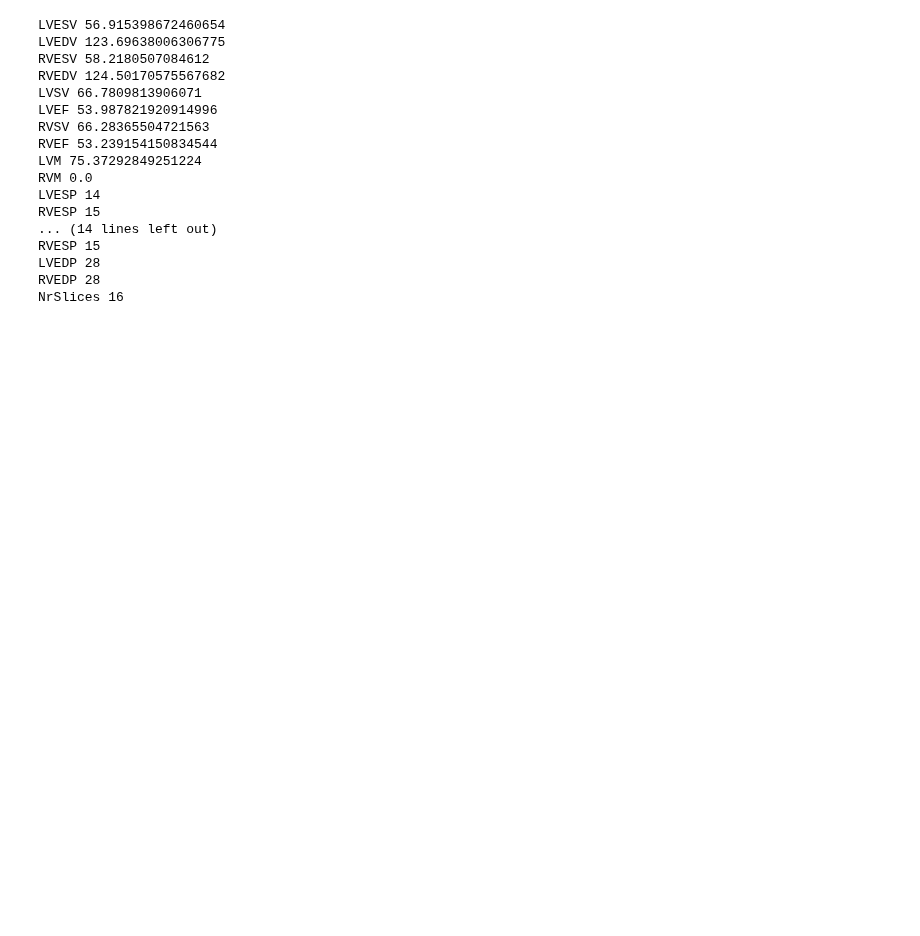
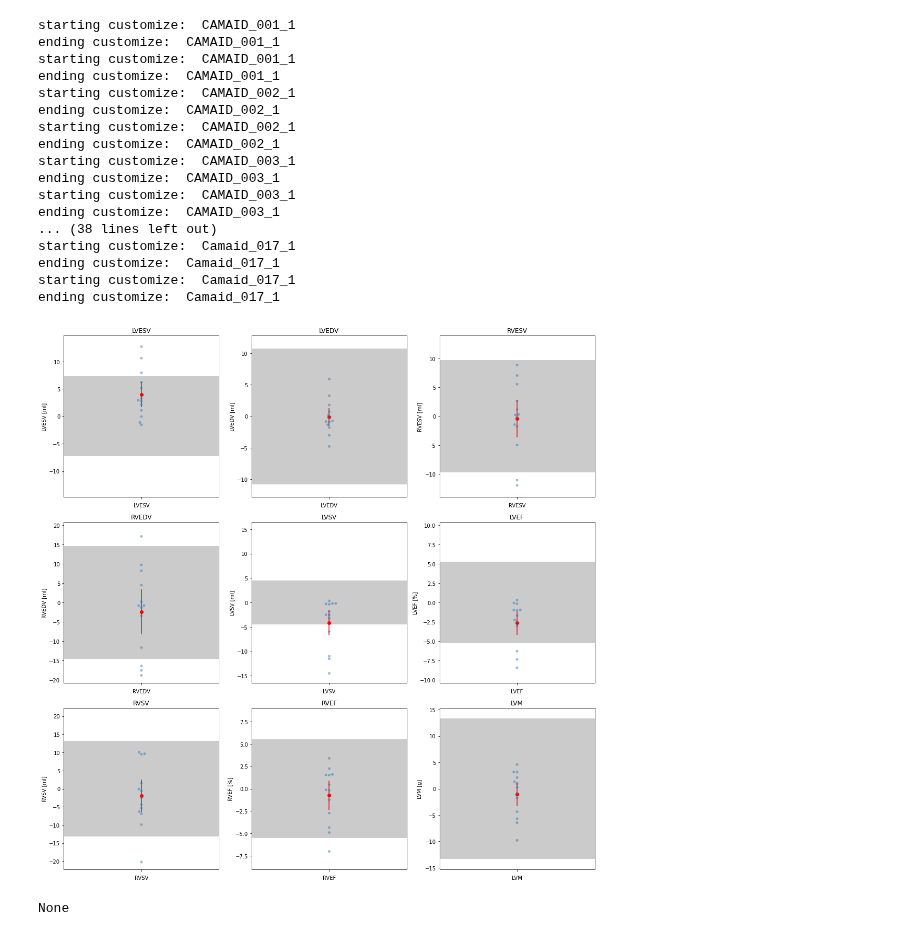
Before and after one commit to thadler/LazyLuna, a Jupyter notebook: Notebooks/TestingCamaid.ipynb, the cells around one changed output. Drawn from its saved outputs; the diff is of its cells as text; code cells hidden in the pictures; blank space fills up the shorter version.

```diff
--- a/Notebooks/TestingCamaid.ipynb
+++ b/Notebooks/TestingCamaid.ipynb
@@ -127,32 +111,68 @@ for c1,c2 in zip(cases1,cases2):
         ccs.append(cc)
     except: continue
 
-for cr in ccs[0].case1.crs:
-    print(cr.name, cr.get_cr())
-for cr in ccs[0].case2.crs:
-    print(cr.name, cr.get_cr())
+#for cr in ccs[0].case1.crs:
+#    print(cr.name, cr.get_val())
+#for cr in ccs[0].case2.crs:
+#    print(cr.name, cr.get_val())
 ##table = CC_Metrics_Table()
 #table.calculate(ccs[0])
 #table.present_contour_df('lv_endo')
 #display(table.df)
 # %% [output]
-LVESV 56.915398672460654
-LVEDV 123.69638006306775
-RVESV 58.2180507084612
-RVEDV 124.50170575567682
-LVSV 66.7809813906071
-LVEF 53.987821920914996
-RVSV 66.28365504721563
-RVEF 53.239154150834544
-LVM 75.37292849251224
-RVM 0.0
-LVESP 14
-RVESP 15
-... (14 lines left out)
-RVESP 15
-LVEDP 28
-RVEDP 28
-NrSlices 16
+starting customize:  CAMAID_001_1
+ending customize:  CAMAID_001_1
+starting customize:  CAMAID_001_1
+ending customize:  CAMAID_001_1
+starting customize:  CAMAID_002_1
+ending customize:  CAMAID_002_1
+starting customize:  CAMAID_002_1
+ending customize:  CAMAID_002_1
+starting customize:  CAMAID_003_1
+ending customize:  CAMAID_003_1
+starting customize:  CAMAID_003_1
+ending customize:  CAMAID_003_1
+... (38 lines left out)
+starting customize:  Camaid_017_1
+ending customize:  Camaid_017_1
+starting customize:  Camaid_017_1
+ending customize:  Camaid_017_1
+# %%
+from matplotlib.patches import Rectangle
+
+# make figure
+def tol_ranges_saxcine(ccs, with_swarmplot=True):
+    vals = {cr.name:[] for cr in ccs[0].case1.crs}
+    for cc in ccs:
+        c1,  c2  = cc.case1, cc.case2
+        for name in [cr.name for cr in c1.crs]:
+            cr1, cr2 = [cr for cr in c1.crs if cr.name==name][0], [cr for cr in c2.crs if cr.name==name][0]
+            vals[cr1.name].append(cr1.get_val_diff(cr2))
+
+    fig, axes = plt.subplots(3,3, figsize=(15,15))
+    for i, ax_ in enumerate(axes):
+        for j, ax in enumerate(ax_):
+            cr = ccs[0].case1.crs[i*3+j]
+            name = cr.name
+            ax.set_title(name)
+            ax.axhspan(-cr.tol_range, cr.tol_range, facecolor='0.6', alpha=0.5)
+            alpha = 0.5 if with_swarmplot else 0.0
+            sns.swarmplot(ax=ax, y=vals[name], palette=sns.color_palette("Blues")[4:], dodge=True, size=5, alpha=alpha)
+            ci = 1.96 * np.std(vals[name]) / np.sqrt(len(vals[name]))
+            ax.errorbar([name], [np.mean(vals[name])], yerr=ci, fmt ='o', c='r')
+            maxx = np.max([np.abs(np.min(vals[name])), np.abs(np.max(vals[name])),
+                           np.abs(np.mean(vals[name])-ci), np.abs(np.mean(vals[name])+ci), cr.tol_range])
+            ax.set_ylim(ymin=-maxx-2, ymax=maxx+2)
+            ax.set_ylabel(name + ' ' + cr.unit)
+            ax.set_xlabel(name)
+
+    fig.tight_layout()
+    plt.show()
+
+print(tol_ranges_saxcine(ccs, True))
+# %% [output]
+[figure, added]
+None
 # %%
 st = time()
 #metrics_table = LAX_CC_Metrics_Table()
```
Also changed, not shown: parts of 4 cells of this notebook, 3 other files.
